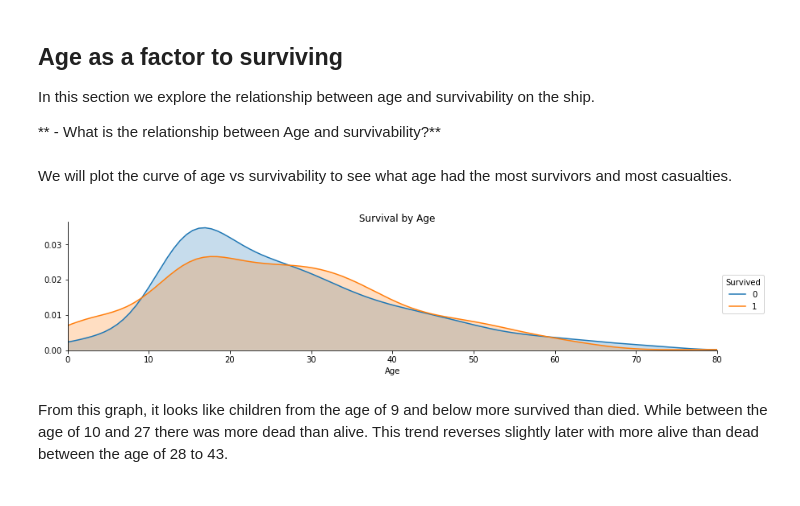
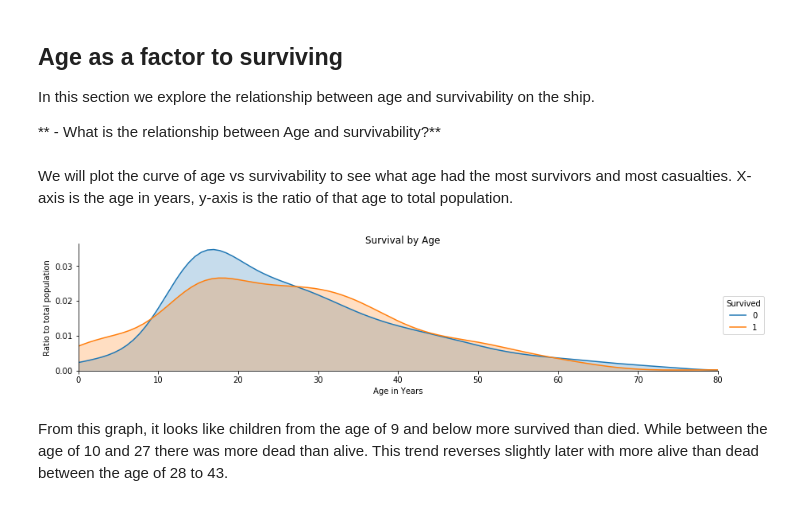
Before and after one commit to hassanhabbak/data_analysis, a Jupyter notebook: TitanicDataAnalysis/Titanic Data Analysis.ipynb, the cells around one changed output. Saved outputs shown, nothing was run; the diff lists cells and outputs as text; code cells hidden in the pictures.

```diff
--- a/TitanicDataAnalysis/Titanic Data Analysis.ipynb
+++ b/TitanicDataAnalysis/Titanic Data Analysis.ipynb
@@ -291,16 +311,17 @@ In this section we explore the relationship between age and survivability on the
 
 ** - What is the relationship between Age and survivability?**
 # %% [markdown]
-We will plot the curve of age vs survivability to see what age had the most survivors and most casualties.
+We will plot the curve of age vs survivability to see what age had the most survivors and most casualties. X-axis is the age in years, y-axis is the ratio of that age to total population.
 # %%
 facet = sns.FacetGrid(titanic_ds, hue="Survived",aspect=4)
 plt.gcf().suptitle('Survival by Age')
 facet.map(sns.kdeplot,'Age',shade= True)
 facet.set(xlim=(0, titanic_ds['Age'].max()))
+facet.set(xlabel='Age in Years', ylabel='Ratio to total population')
 facet.add_legend()
 plt.show()
 # %% [output]
-[figure, old version]
+[figure, new version]
 # %% [markdown]
 From this graph, it looks like children from the age of 9 and below more survived than died. While between the age of 10 and 27 there was more dead than alive. This trend reverses slightly later with more alive than dead between the age of 28 to 43.
 # %% [markdown]
```
Also changed, not shown: parts of 7 cells of this notebook.
